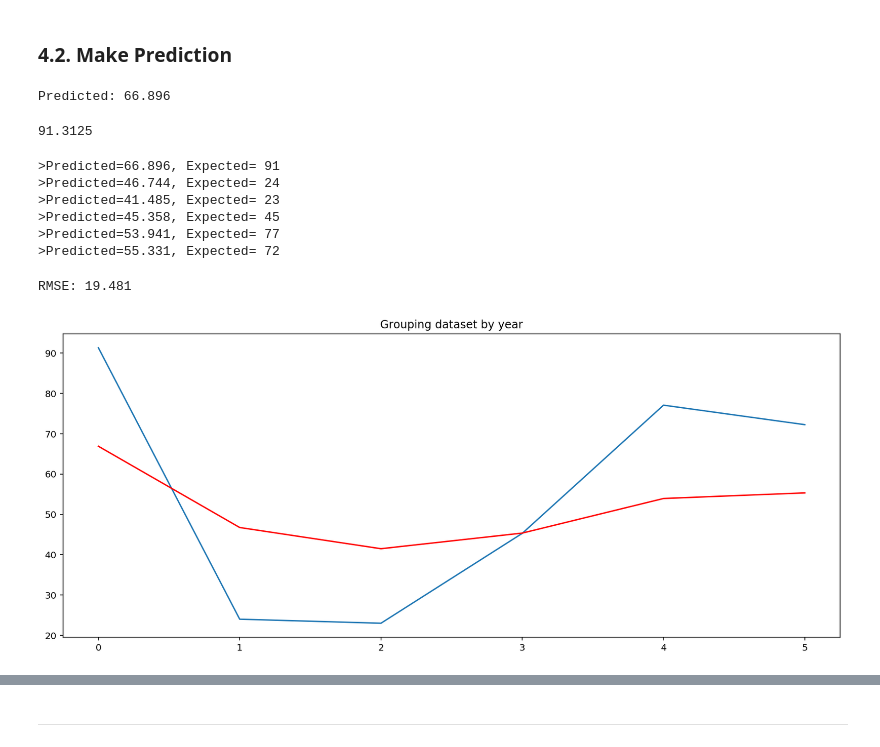
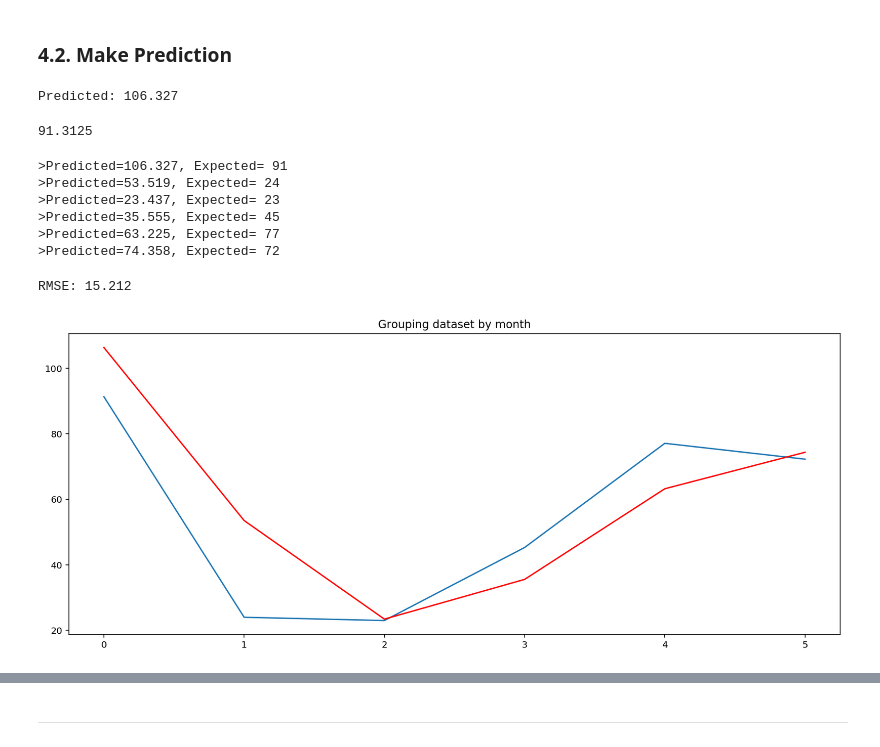
Before and after one commit to jmssalas/master-bigdata-businessanalytics, a Jupyter notebook: 09-masters-thesis/src/forecasting.ipynb, the cells around one changed output, grey strips where cells are left out. Cells and saved outputs as stored; diff of their text form; code cells hidden in the pictures.

Commit message:
Forecasting done

```diff
--- a/09-masters-thesis/src/forecasting.ipynb
+++ b/09-masters-thesis/src/forecasting.ipynb
@@ -90,8 +90,8 @@ DATA_BACKUP_PATH = 'data_backup'
 # File name of dataset
 DATA_NAME = 'cscpopendata.csv'
 
-# Window of Forecasting
-WINDOW = 12
+# Number of previous months for create the validation dataset
+PREVIOUS_MONTHS = 5
 # %% [markdown]
 ---
 # %% [markdown]
@@ -160,7 +160,7 @@ data        | Max InitialDateReported =  2019-02-21 00:00:00
 data_backup | Max InitialDateReported =  2019-02-06 00:00:00
 # %%
 # Set the dataset_limit
-dataset_limit = datetime.datetime(data_backup_max.year, data_backup_max.month, 1) - relativedelta(months=5)
+dataset_limit = datetime.datetime(data_backup_max.year, data_backup_max.month, 1) - relativedelta(months=PREVIOUS_MONTHS)
 
 print('Current month =', datetime.datetime(data_backup_max.year, data_backup_max.month, 1))
 print('Dataset limit =', dataset_limit)
@@ -213,8 +213,22 @@ Len(validation) = 6
 # %% [markdown]
 #### Functions definition
 # %%
-# evaluate an ARIMA model for a given order (p,d,q) and return RMSE
 def evaluate_arima_model(X, arima_order):
+    """
+    Evaluate an ARIMA model for a given order (p,d,q) and return its RMSE.
+
+    Params:
+    X -- Timeserie which fit the ARIMA model.
+    arima_order -- Order of ARIMA model.
+
+    Returns:
+    model -- ARIMA model.
+    rmse -- RMSE of evaluation.
+    train -- Train dataset.
+    test -- Test dataset.
+    predictions -- Predictions of ARIMA model.
+    """
+
     # prepare training dataset
     X = X.astype('float32')
     train_size = int(len(X) * 0.75)
@@ -223,14 +237,13 @@ def evaluate_arima_model(X, arima_order):
     # make predictions
     predictions = list()
     for t in range(len(test)):
+        history.append(test[t])
         # Make and fit model
         model = ARIMA(history, order=arima_order)
         model_fit = model.fit(trend='nc', disp=0)
         # Prediction
         yhat = model_fit.forecast()[0]
         predictions.append(yhat)
-        history.append(test[t])
-
 
     # calculate out of sample error
     mse = mean_squared_error(test, predictions)
@@ -239,6 +252,17 @@ def evaluate_arima_model(X, arima_order):
 
 # evaluate combinations of p, d and q values for an ARIMA model
 def evaluate_models(dataset, p_values, d_values, q_values):
+    """
+    Evaluate combinations of p, d and q values for an ARIMA model.
+
+    Params:
+    dataset -- dataset which to fit ARIMA model.
+    p_values -- values of p.
+    d_values -- values of d.
+    q_values -- values of q.
+
+    """
+
     dataset = dataset.astype('float32')
     best_score, best_cfg = float("inf"), None
     for p in p_values:
@@ -354,7 +378,7 @@ model_fit = model.fit(trend='nc', disp=0)
 yhat = float(model_fit.forecast()[0])
 print('Predicted: %.3f' % yhat)
 # %% [output]
-Predicted: 66.896
+Predicted: 106.327
 # %%
 validation[CHEMICALCOUNT_COLUMN][0]
 # %% [output]
@@ -385,21 +409,21 @@ for i in range(1, len(y)):
     predictions.append(yhat)
     print('>Predicted=%.3f, Expected=%3.f' % (yhat, obs))
 # %% [output]
->Predicted=66.896, Expected= 91
->Predicted=46.744, Expected= 24
->Predicted=41.485, Expected= 23
->Predicted=45.358, Expected= 45
->Predicted=53.941, Expected= 77
->Predicted=55.331, Expected= 72
+>Predicted=106.327, Expected= 91
+>Predicted=53.519, Expected= 24
+>Predicted=23.437, Expected= 23
+>Predicted=35.555, Expected= 45
+>Predicted=63.225, Expected= 77
+>Predicted=74.358, Expected= 72
 # %%
 # report performance
 mse = mean_squared_error(y, predictions)
 rmse = sqrt(mse)
 print('RMSE: %.3f' % rmse)
-pyplot.title('Grouping dataset by year')
+pyplot.title('Grouping dataset by month')
 pyplot.plot(y)
 pyplot.plot(predictions, color='red')
 pyplot.show()
 # %% [output]
-RMSE: 19.481
+RMSE: 15.212
-[figure, old version]
+[figure, new version]
```
Also changed, not shown: parts of 35 cells of this notebook.
